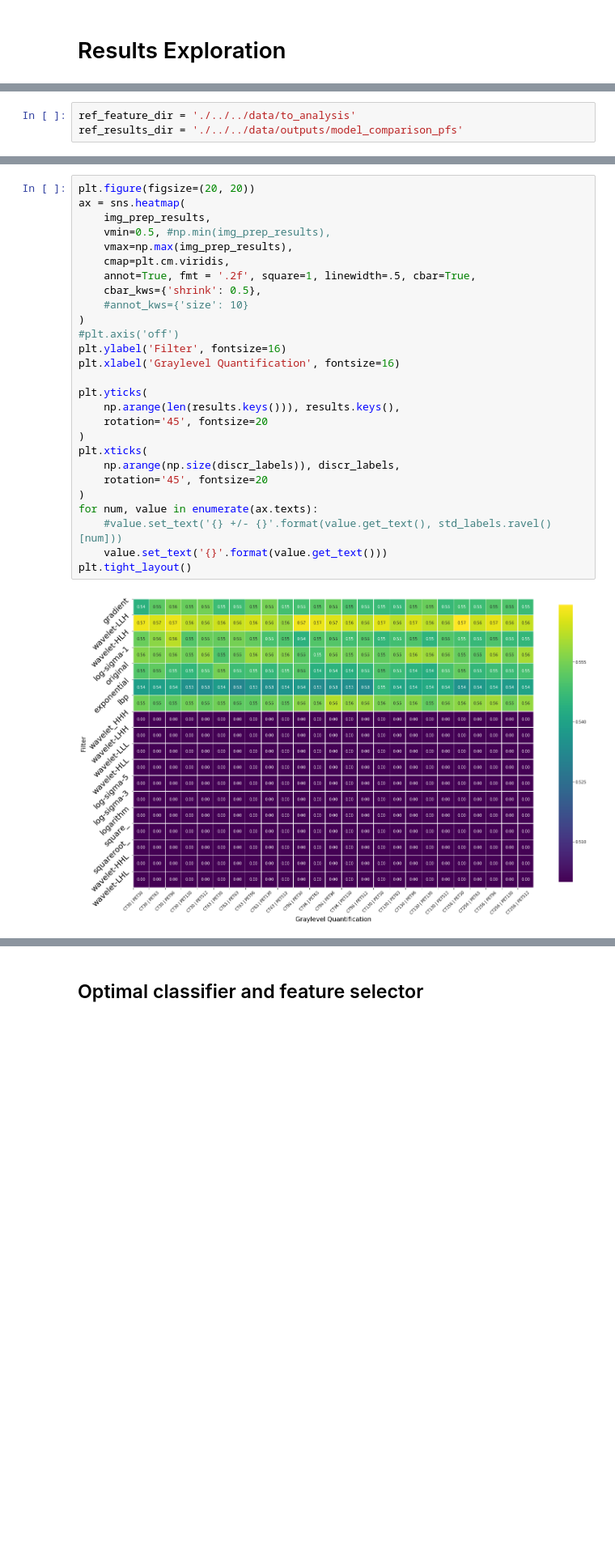
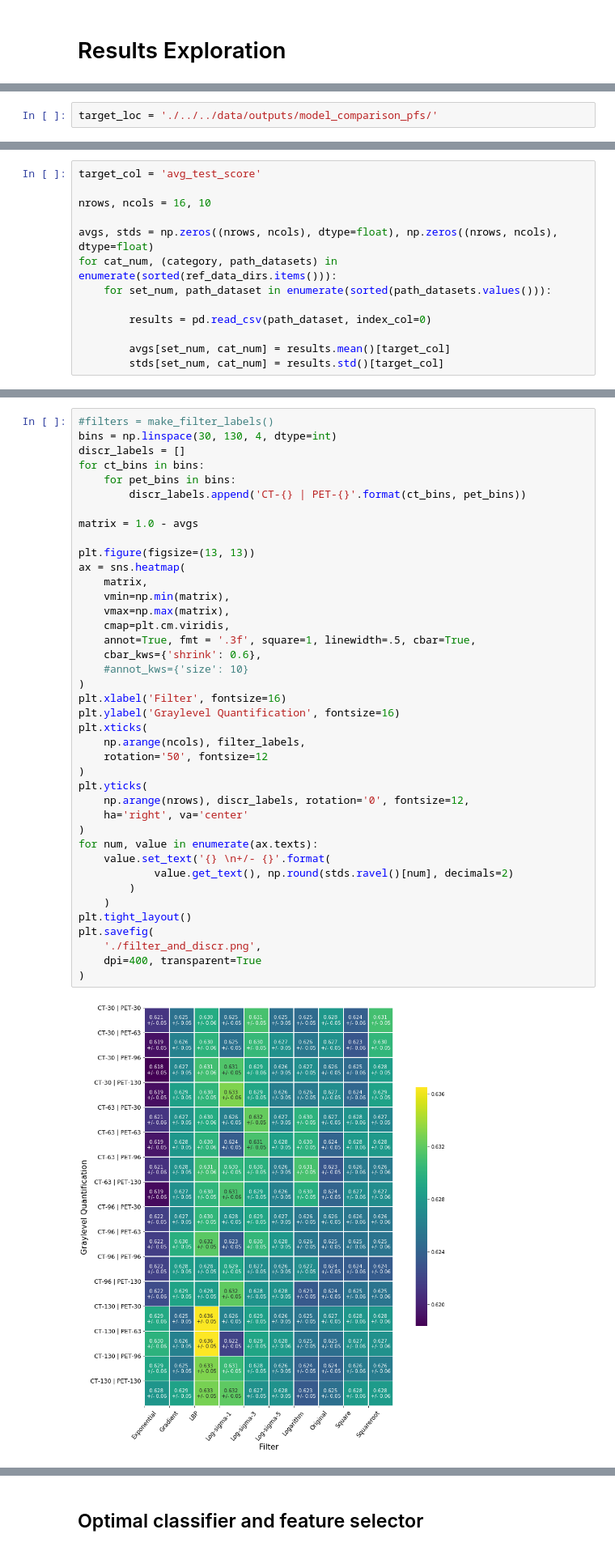
Before and after one commit to GSEL9/head-and-neck, a Jupyter notebook: ipynbs/results_exploration.ipynb, the cells around one changed output, grey strips where cells are left out. Shown: that part at 81% size. Saved outputs shown, nothing was run; the diff lists cells and outputs as text; blank space fills up the shorter version.

Commit message:
version prior to PFS image pre-processing results

```diff
--- a/ipynbs/results_exploration.ipynb
+++ b/ipynbs/results_exploration.ipynb
@@ -18,3 +28,2 @@ from mpl_toolkits.mplot3d import axes3d
 # %%
-ref_feature_dir = './../../data/to_analysis'
-ref_results_dir = './../../data/outputs/model_comparison_pfs'
+target_loc = './../../data/outputs/model_comparison_pfs/'
@@ -91,0 +58,13 @@ discr_labels[:5]
+# %%
+target_col = 'avg_test_score'
+
+nrows, ncols = 16, 10
+
+avgs, stds = np.zeros((nrows, ncols), dtype=float), np.zeros((nrows, ncols), dtype=float)
+for cat_num, (category, path_datasets) in enumerate(sorted(ref_data_dirs.items())):
+    for set_num, path_dataset in enumerate(sorted(path_datasets.values())):
+
+        results = pd.read_csv(path_dataset, index_col=0)
+
+        avgs[set_num, cat_num] = results.mean()[target_col]
+        stds[set_num, cat_num] = results.std()[target_col]
@@ -92,29 +84,42 @@ discr_labels[:5]
 # %%
-plt.figure(figsize=(20, 20))
+#filters = make_filter_labels()
+bins = np.linspace(30, 130, 4, dtype=int)
+discr_labels = []
+for ct_bins in bins:
+    for pet_bins in bins:
+        discr_labels.append('CT-{} | PET-{}'.format(ct_bins, pet_bins))
+
+matrix = 1.0 - avgs
+
+plt.figure(figsize=(13, 13))
 ax = sns.heatmap(
-    img_prep_results,
-    vmin=0.5, #np.min(img_prep_results),
-    vmax=np.max(img_prep_results),
+    matrix,
+    vmin=np.min(matrix),
+    vmax=np.max(matrix),
     cmap=plt.cm.viridis,
-    annot=True, fmt = '.2f', square=1, linewidth=.5, cbar=True,
-    cbar_kws={'shrink': 0.5},
+    annot=True, fmt = '.3f', square=1, linewidth=.5, cbar=True,
+    cbar_kws={'shrink': 0.6},
     #annot_kws={'size': 10}
 )
-#plt.axis('off')
-plt.ylabel('Filter', fontsize=16)
-plt.xlabel('Graylevel Quantification', fontsize=16)
-
+plt.xlabel('Filter', fontsize=16)
+plt.ylabel('Graylevel Quantification', fontsize=16)
+plt.xticks(
+    np.arange(ncols), filter_labels,
+    rotation='50', fontsize=12
+)
 plt.yticks(
-    np.arange(len(results.keys())), results.keys(),
-    rotation='45', fontsize=20
-)
-plt.xticks(
-    np.arange(np.size(discr_labels)), discr_labels,
-    rotation='45', fontsize=20
+    np.arange(nrows), discr_labels, rotation='0', fontsize=12,
+    ha='right', va='center'
 )
 for num, value in enumerate(ax.texts):
-    #value.set_text('{} +/- {}'.format(value.get_text(), std_labels.ravel()[num]))
-    value.set_text('{}'.format(value.get_text()))
+    value.set_text('{} \n+/- {}'.format(
+            value.get_text(), np.round(stds.ravel()[num], decimals=2)
+        )
+    )
 plt.tight_layout()
+plt.savefig(
+    './filter_and_discr.png',
+    dpi=400, transparent=True
+)
 # %% [output]
-[figure, old version]
+[figure, new version]
```
Also changed, not shown: parts of 20 cells of this notebook, 5 other files.
